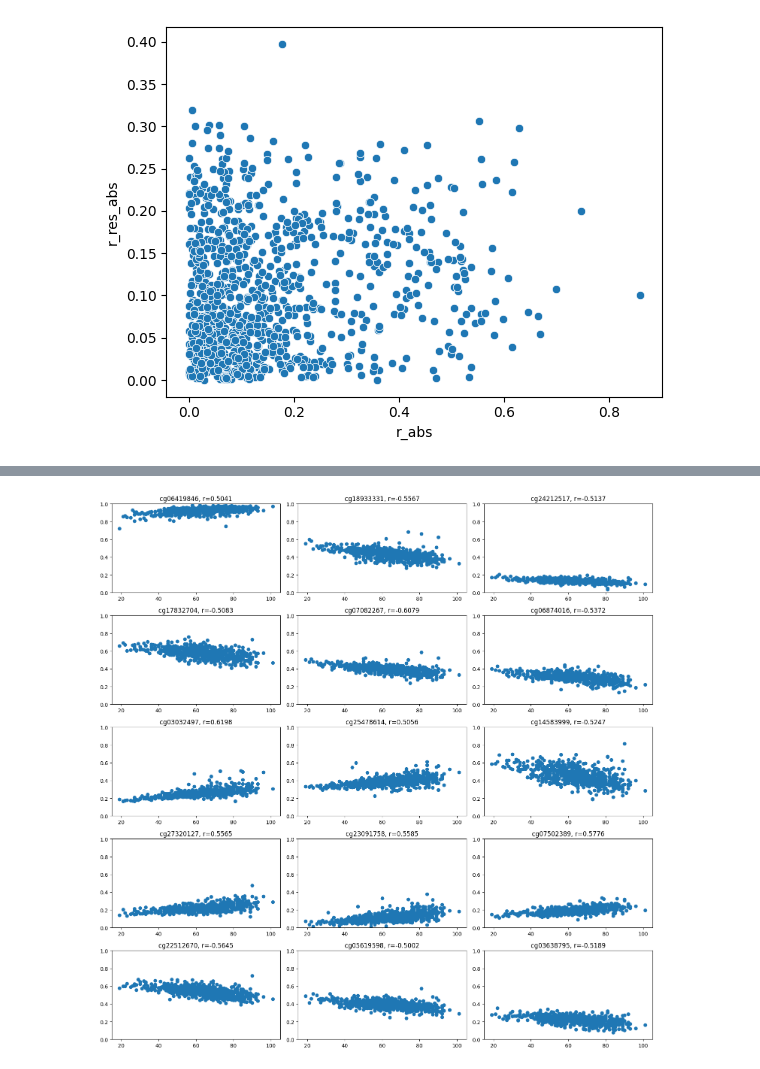
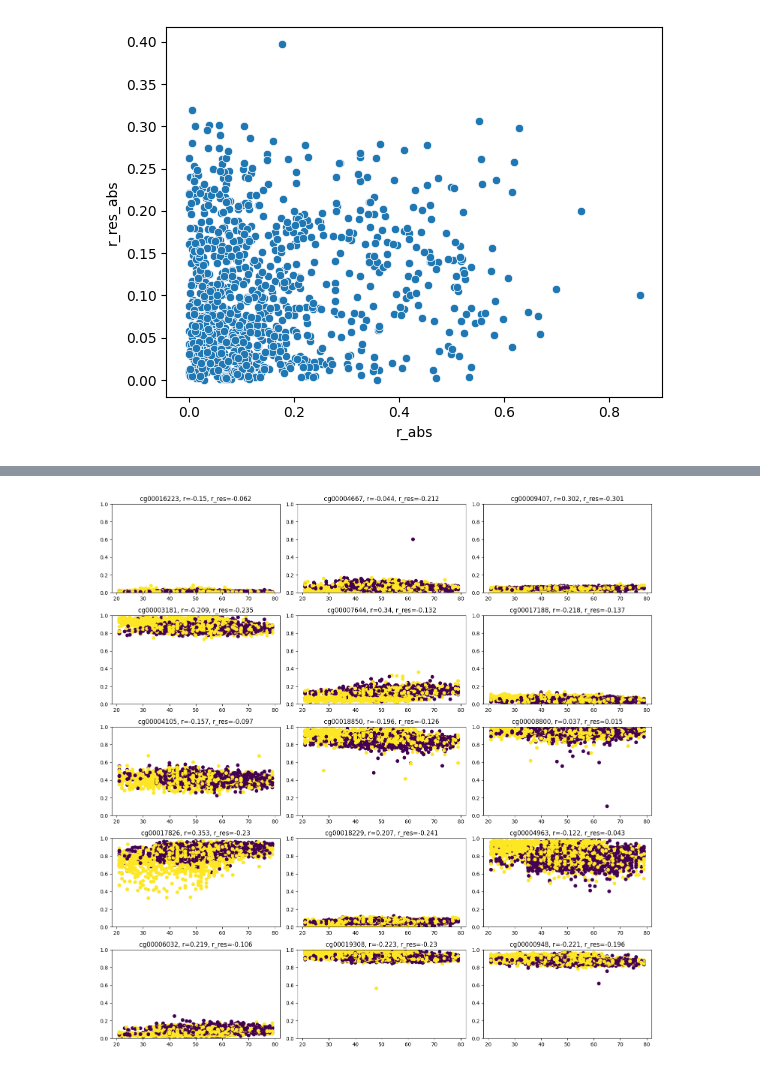
Before and after one commit to ComputationalAgingLab/ComputAge, a Jupyter notebook: feature_selection.ipynb, the cells around one changed output, grey strips where cells are left out. Drawn from its saved outputs; the diff is of its cells as text; code cells hidden in the pictures.

```diff
--- a/feature_selection.ipynb
+++ b/feature_selection.ipynb
@@ -22,10 +22,6 @@ k2 = 'PhenoAge'
 
 indices = gallery.get(k1).clock.coefficients.index
 # %%
-#hyper-train
-train_data = pd.DataFrame()
-train_meta = pd.DataFrame()
-
-
-data, meta = pd.read_pickle('/tank/projects/computage/train/GSE40279.pkl.gz', compression='gzip').values()
-# data, meta = pd.read_pickle('/tank/projects/computage/train/GSE132203.pkl.gz', compression='gzip').values()
+# data, meta = pd.read_pickle('/tank/projects/computage/train/GSE40279.pkl.gz', compression='gzip').values()
+# data, meta = pd.read_pickle('/tank/projects/computage/train/ultra_train_v1.pkl',).values()
+data, meta = pd.read_pickle(f'/tank/projects/computage/train/ultra_train_v1_cut400k.pkl').values()
@@ -106,2 +119,2 @@ y = meta['age']
 # %%
-stats = linear_time_analysis(data[topsites], y)
+stats = linear_time_analysis(data, meta['Age'])
@@ -169,0 +168,2 @@ axes[1].set_ylim([-0.35, 0.35])
+# %%
+topsites = stats.iloc[:500].index
@@ -170,18 +185,19 @@ axes[1].set_ylim([-0.35, 0.35])
 # %%
 nsamples = 15
 
 choice = np.random.choice(topsites, nsamples, replace=False)
 
 fig, axs = plt.subplots(5, 3, figsize=(15, 15))
 # Iterate over the columns and create a boxplot for each one
 for i, col in enumerate(choice):
     ax = axs[i // 3, i % 3]
-    ax.scatter(meta['age'], data[col])
+    ax.scatter(meta['Age'], data[col], c=meta['Gender'].map({'M':0, 'F':1}))
     ax.set_ylim([0, 1])
-    r = np.corrcoef(meta['age'], data[col])[0,1]
-    ax.set_title(f'{col}, r={round(r, 4)}')
+    r = stats.loc[col, 'rvalue']
+    r_res = stats.loc[col, 'r_res']
+    ax.set_title(f'{col}, r={round(r, 3)}, r_res={round(r_res, 3)}')
     # Adjust the layout and show the plot
 plt.tight_layout()
 plt.show()
 # %% [output]
-[figure, old version]
+[figure, new version]
```
Also changed, not shown: parts of 13 cells of this notebook, 2 other files.
